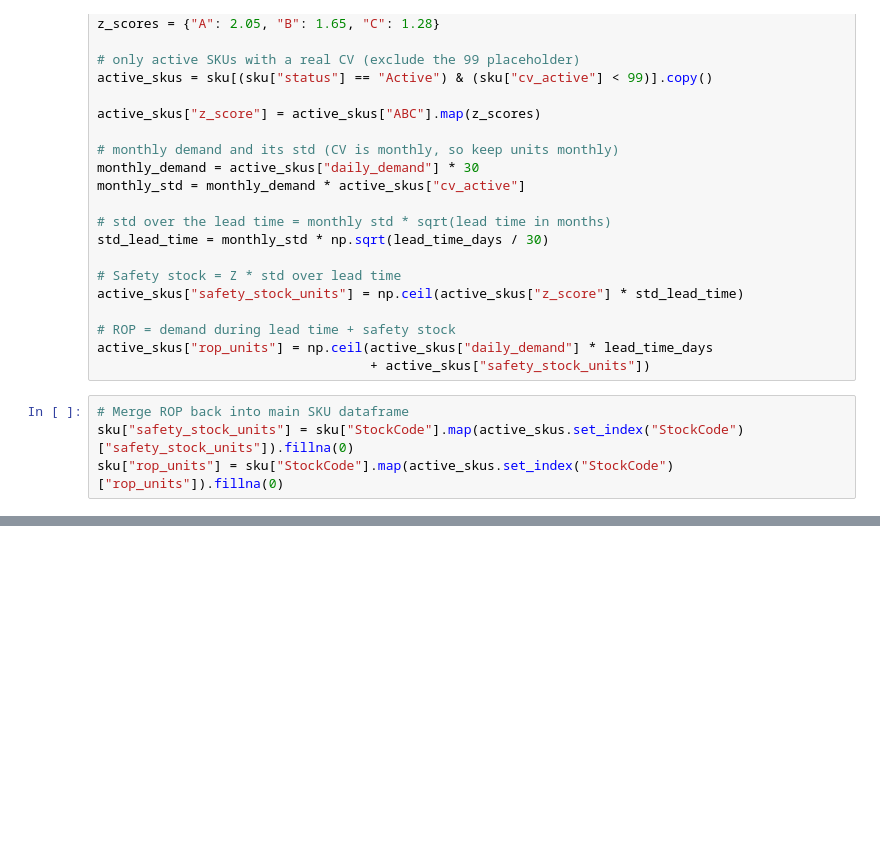
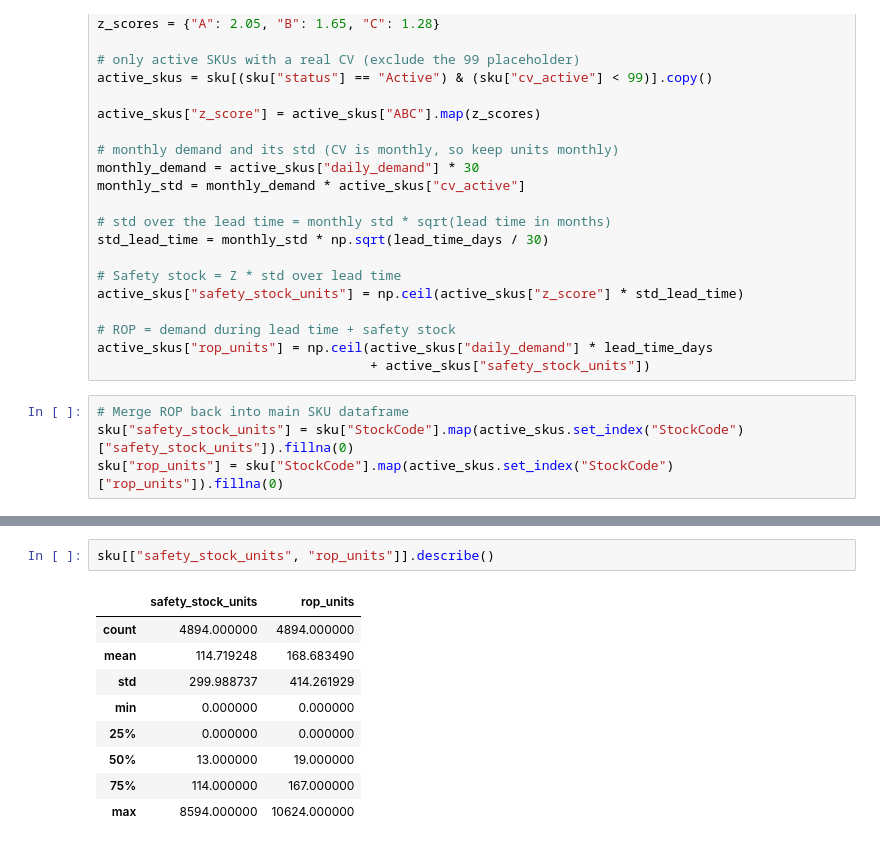
Before and after one commit to aditiii2/retail-inventory-optimization, a Jupyter notebook: notebook.ipynb, the cells around one changed output, grey strips where cells are left out. Cells and saved outputs as stored; diff of their text form; blank space fills up the shorter version.

```diff
--- a/notebook.ipynb
+++ b/notebook.ipynb
@@ -443,0 +700,12 @@ print("Updated dataframe with ROP and Safety Stock saved successfully!")
+# %%
+sku[["safety_stock_units", "rop_units"]].describe()
+# %% [output]
+|  | safety_stock_units | rop_units |
+| count | 4894.000000 | 4894.000000 |
+| mean | 114.719248 | 168.683490 |
+| std | 299.988737 | 414.261929 |
+| min | 0.000000 | 0.000000 |
+| 25% | 0.000000 | 0.000000 |
+| 50% | 13.000000 | 19.000000 |
+| 75% | 114.000000 | 167.000000 |
+| max | 8594.000000 | 10624.000000 |
```
Also changed, not shown: parts of 41 cells of this notebook, 3 other files.
